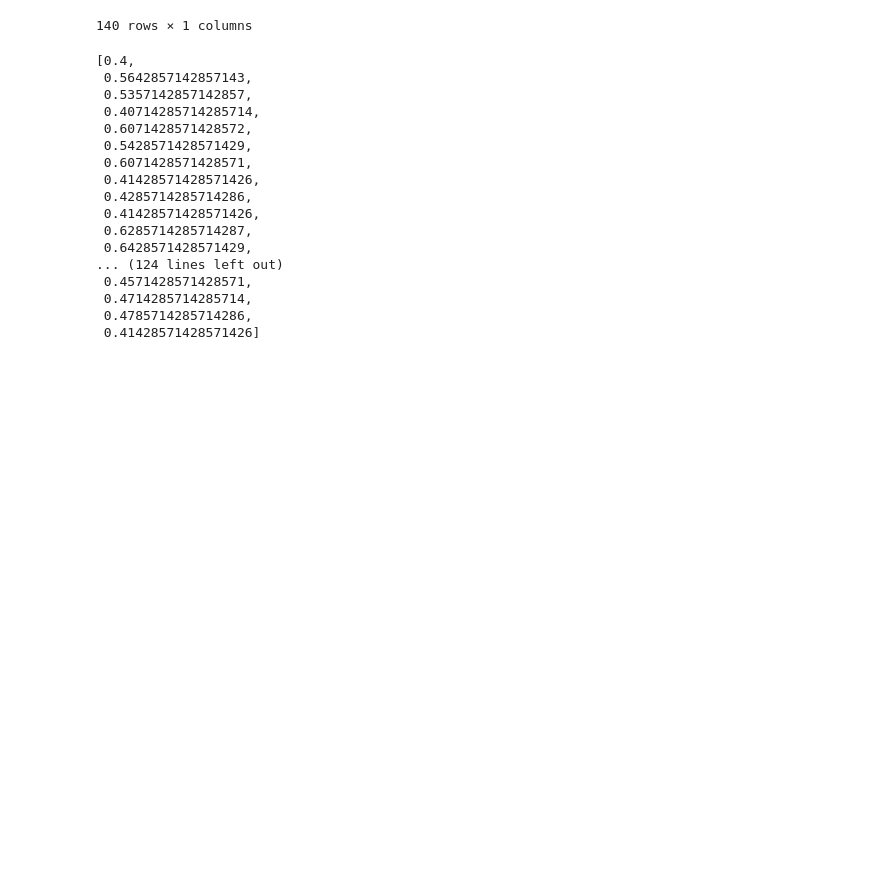
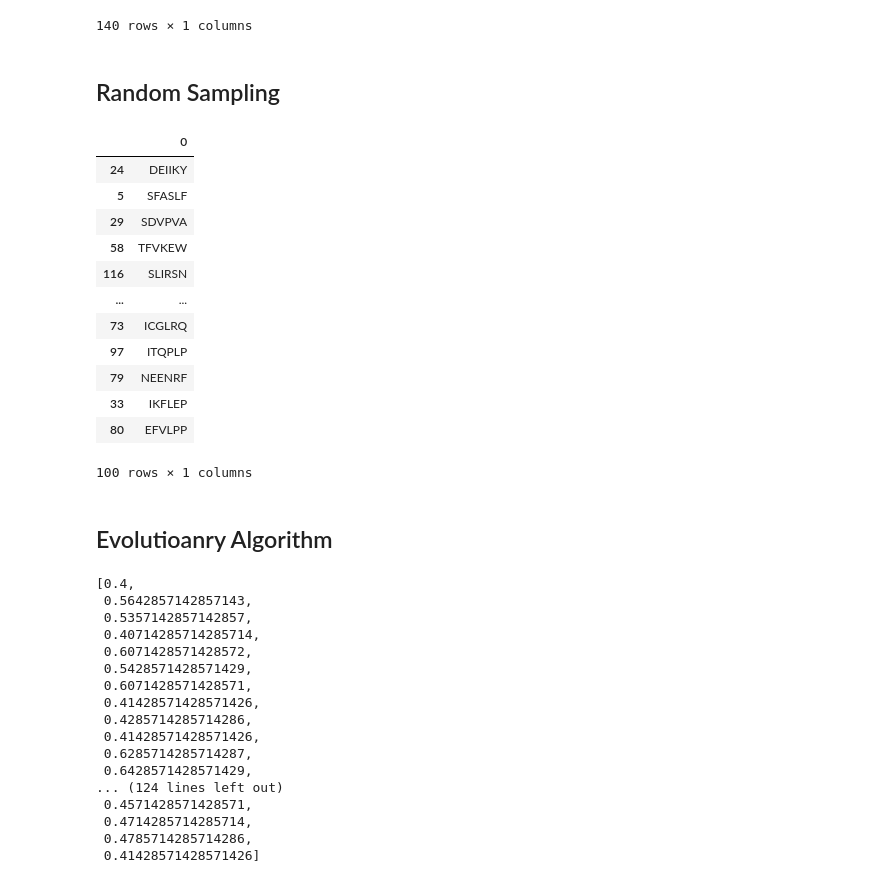
Before and after one commit to VaggelisSpi/NaCo_Project, a Jupyter notebook: project/calculations.ipynb, the cells around one changed output. Cells and saved outputs as stored; diff of their text form; code cells hidden in the pictures; blank space fills up the shorter version.

Commit message:
Sample a random dataset

```diff
--- a/project/calculations.ipynb
+++ b/project/calculations.ipynb
@@ -29,6 +31,28 @@ ebola_data
 | 138 | LTLIKT |
 | 139 | REAIEL |
 140 rows × 1 columns
+# %% [markdown]
+## Random Sampling
+# %%
+random_dataset = create_random_dataset(ebola_data)
+
+random_dataset
+# %% [output]
+|  | 0 |
+| 24 | DEIIKY |
+| 5 | SFASLF |
+| 29 | SDVPVA |
+| 58 | TFVKEW |
+| 116 | SLIRSN |
+| ... | ... |
+| 73 | ICGLRQ |
+| 97 | ITQPLP |
+| 79 | NEENRF |
+| 33 | IKFLEP |
+| 80 | EFVLPP |
+100 rows × 1 columns
+# %% [markdown]
+## Evolutioanry Algorithm
 # %%
 peptides = ebola_data[0].tolist()
 peptide_length = len(peptides[0])
```
Also changed, not shown: parts of 2 cells of this notebook, 2 other files.
